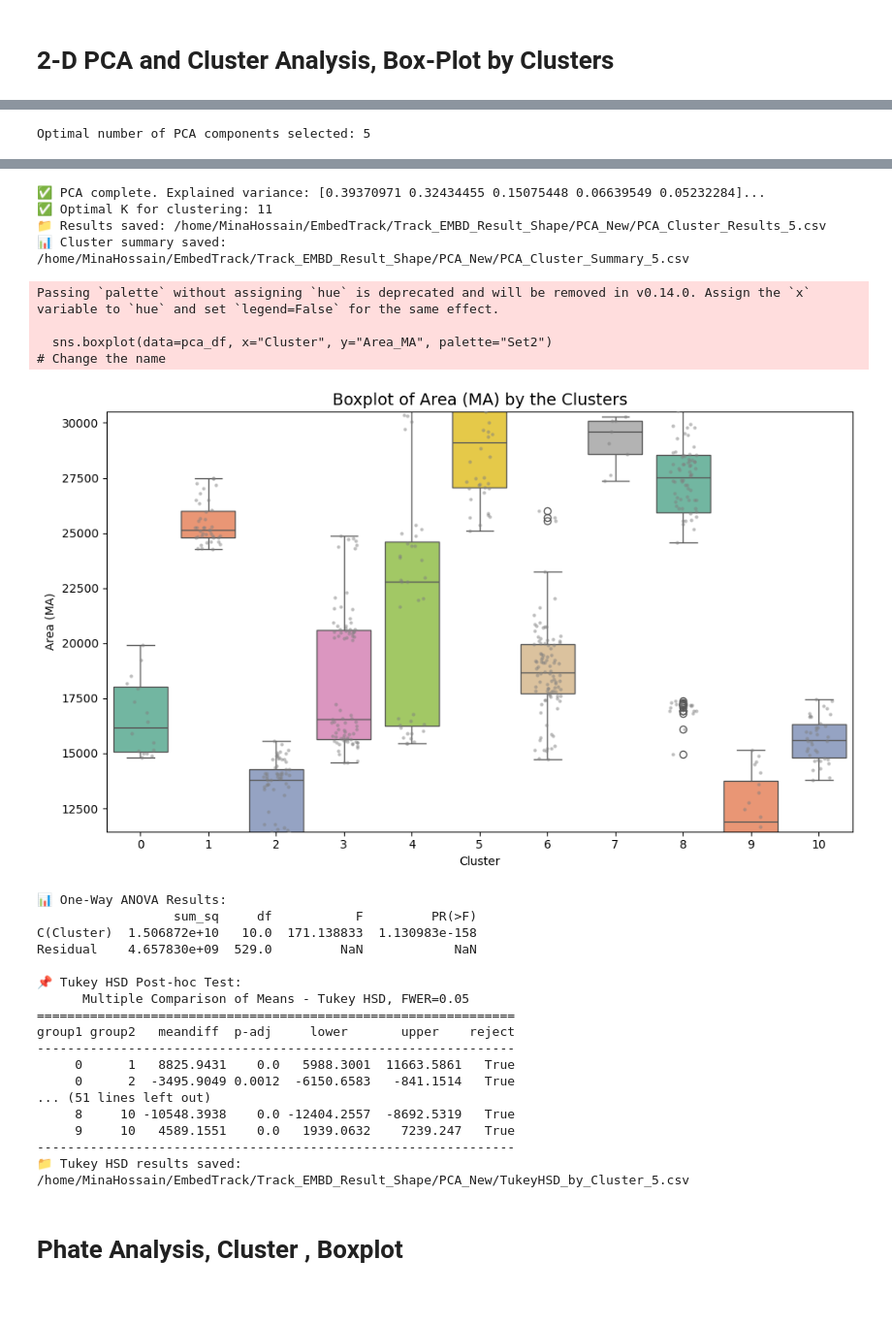
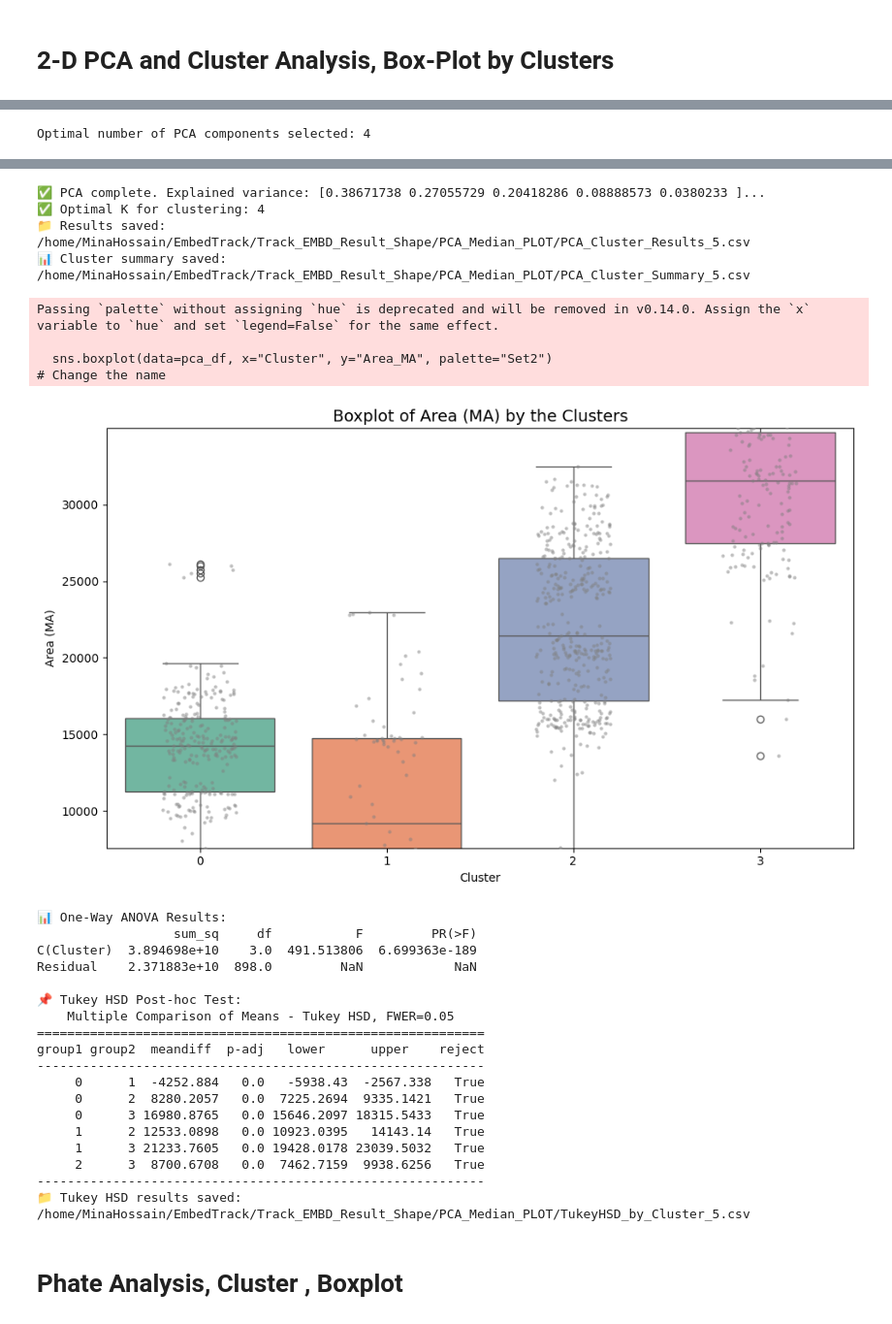
Before and after one commit to mina-mahbub/EmbedTrack_Mina, a Jupyter notebook: Track_EMBD_Result_Shape/Track_Video_Shape_Median_Track_New.ipynb, the cells around one changed output, grey strips where cells are left out. Shown at 97% size. Cells and saved outputs as stored; diff of their text form; code cells hidden in the pictures.

```diff
--- a/Track_EMBD_Result_Shape/Track_Video_Shape_Median_Track_New.ipynb
+++ b/Track_EMBD_Result_Shape/Track_Video_Shape_Median_Track_New.ipynb
@@ -997,10 +997,10 @@ def apply_pca_with_clustering(csv_path, output_directory, window_size):
 
 # Run it
 window_size = 5
-output_directory = "/home/MinaHossain/EmbedTrack/Track_EMBD_Result_Shape/PCA_New"
-# output_directory = "/home/MinaHossain/EmbedTrack/Track_EMBD_Result_Shape/PCA_Median_PLOT"
-input_directory = "/home/MinaHossain/EmbedTrack/Track_EMBD_Result_Shape/Median"
-csv_path = os.path.join(input_directory, f"Cells_Centroid_Velocity_TrueLabel_MA_Median_{window_size}.csv")
+# output_directory = "/home/MinaHossain/EmbedTrack/Track_EMBD_Result_Shape/PCA_New"
+output_directory = "/home/MinaHossain/EmbedTrack/Track_EMBD_Result_Shape/PCA_Median_PLOT"
+input_directory = "/home/MinaHossain/EmbedTrack/Track_EMBD_Result_Shape/Mean"
+csv_path = os.path.join(input_directory, f"Cells_Centroid_Velocity_TrueLabel_MA_Mean_{window_size}.csv")
 apply_pca_with_clustering(csv_path, output_directory, window_size)
 
 
@@ -1039 +1039 @@ apply_pca_with_clustering(csv_path, output_directory, window_size)
-Optimal number of PCA components selected: 5
+Optimal number of PCA components selected: 4
@@ -1042,28 +1042,29 @@ Optimal number of PCA components selected: 5
-✅ PCA complete. Explained variance: [0.39370971 0.32434455 0.15075448 0.06639549 0.05232284]...
-✅ Optimal K for clustering: 11
-📁 Results saved: /home/MinaHossain/EmbedTrack/Track_EMBD_Result_Shape/PCA_New/PCA_Cluster_Results_5.csv
-📊 Cluster summary saved: /home/MinaHossain/EmbedTrack/Track_EMBD_Result_Shape/PCA_New/PCA_Cluster_Summary_5.csv
+✅ PCA complete. Explained variance: [0.38671738 0.27055729 0.20418286 0.08888573 0.0380233 ]...
+✅ Optimal K for clustering: 4
+📁 Results saved: /home/MinaHossain/EmbedTrack/Track_EMBD_Result_Shape/PCA_Median_PLOT/PCA_Cluster_Results_5.csv
+📊 Cluster summary saved: /home/MinaHossain/EmbedTrack/Track_EMBD_Result_Shape/PCA_Median_PLOT/PCA_Cluster_Summary_5.csv
 Passing `palette` without assigning `hue` is deprecated and will be removed in v0.14.0. Assign the `x` variable to `hue` and set `legend=False` for the same effect.
 
   sns.boxplot(data=pca_df, x="Cluster", y="Area_MA", palette="Set2")                                             # Change the name
-[figure, old version]
+[figure, new version]
 📊 One-Way ANOVA Results:
                   sum_sq     df           F         PR(>F)
-C(Cluster)  1.506872e+10   10.0  171.138833  1.130983e-158
-Residual    4.657830e+09  529.0         NaN            NaN
+C(Cluster)  3.894698e+10    3.0  491.513806  6.699363e-189
+Residual    2.371883e+10  898.0         NaN            NaN
 
 📌 Tukey HSD Post-hoc Test:
-      Multiple Comparison of Means - Tukey HSD, FWER=0.05
-===============================================================
-group1 group2   meandiff  p-adj     lower       upper    reject
----------------------------------------------------------------
-     0      1   8825.9431    0.0   5988.3001  11663.5861   True
-     0      2  -3495.9049 0.0012  -6150.6583   -841.1514   True
-... (51 lines left out)
-     8     10 -10548.3938    0.0 -12404.2557  -8692.5319   True
-     9     10   4589.1551    0.0   1939.0632    7239.247   True
----------------------------------------------------------------
-📁 Tukey HSD results saved: /home/MinaHossain/EmbedTrack/Track_EMBD_Result_Shape/PCA_New/TukeyHSD_by_Cluster_5.csv
+    Multiple Comparison of Means - Tukey HSD, FWER=0.05
+===========================================================
+group1 group2  meandiff  p-adj   lower      upper    reject
+-----------------------------------------------------------
+     0      1  -4252.884   0.0   -5938.43  -2567.338   True
+     0      2  8280.2057   0.0  7225.2694  9335.1421   True
+     0      3 16980.8765   0.0 15646.2097 18315.5433   True
+     1      2 12533.0898   0.0 10923.0395   14143.14   True
+     1      3 21233.7605   0.0 19428.0178 23039.5032   True
+     2      3  8700.6708   0.0  7462.7159  9938.6256   True
+-----------------------------------------------------------
+📁 Tukey HSD results saved: /home/MinaHossain/EmbedTrack/Track_EMBD_Result_Shape/PCA_Median_PLOT/TukeyHSD_by_Cluster_5.csv
 # %%
 
 
```
Also changed, not shown: parts of 1 cell of this notebook, 10 other files.
